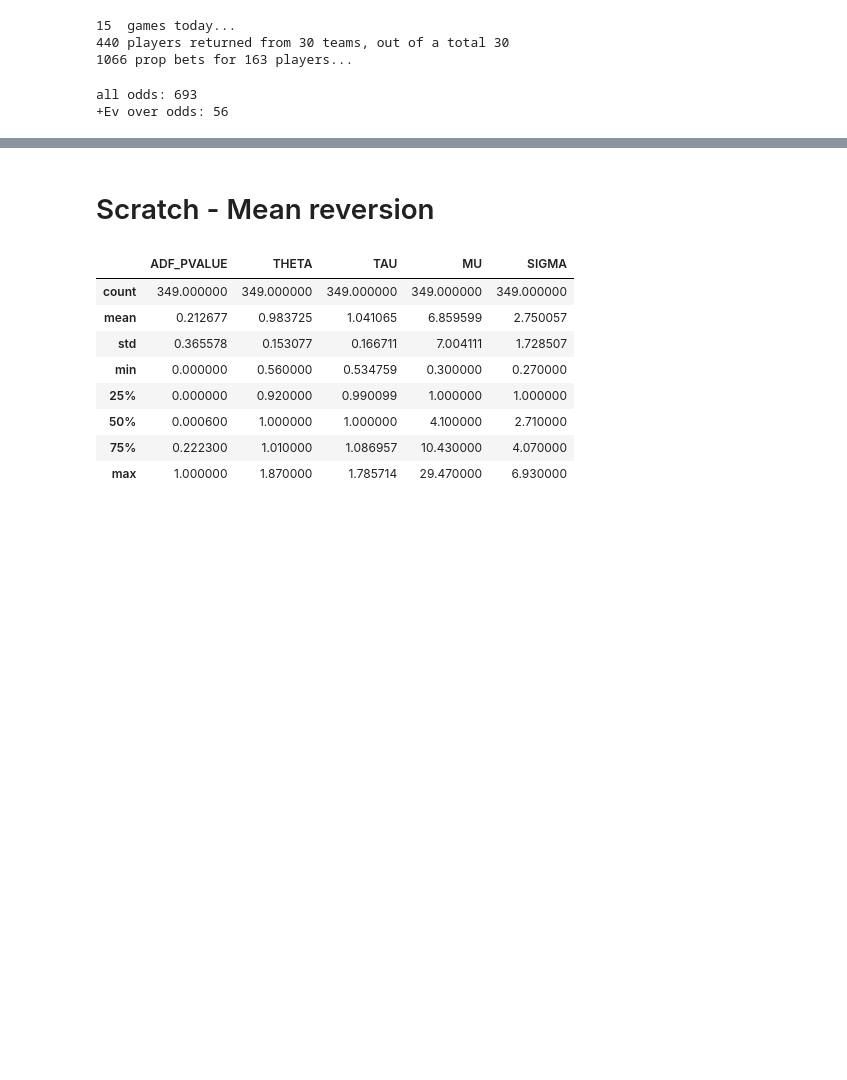
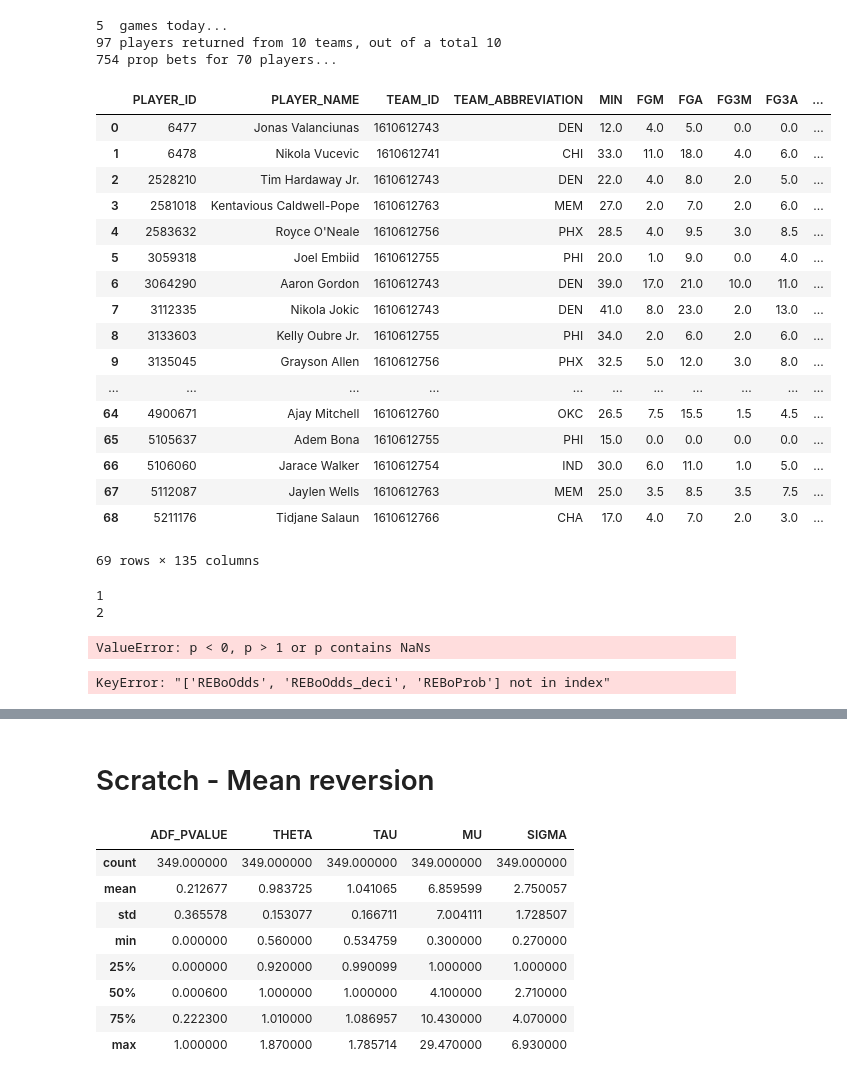
Before and after one commit to iksnizez/propfarm, a Jupyter notebook: notebooks/nbaStatModeling.ipynb, the cells around one changed output, grey strips where cells are left out. Saved outputs shown, nothing was run; the diff lists cells and outputs as text; code cells hidden in the pictures; blank space fills up the shorter version.

```diff
--- a/notebooks/nbaStatModeling.ipynb
+++ b/notebooks/nbaStatModeling.ipynb
@@ -23,7 +23,7 @@ pd.set_option('display.max_colwidth', None)  # Show full column width
 # %%
 nba = nbaModel.playerStatModel(
         day_offset = 0,
-        season = '2024-25',
+        season = '2025-26',
         perMode = 'PerGame',
         num_simulations = 200000
 )
@@ -38,9 +38,10 @@ nba.get_teams_data(
 nba.get_players_playing(
     url_base_nba_player_stat = 'https://stats.nba.com/stats/leaguedashplayerstats?College=&Conference=&Country=&DateFrom=&DateTo=&Division=&DraftPick=&DraftYear=&GameScope=&GameSegment=&Height=&LastNGames=0&LeagueID=00&Location=&MeasureType=Base&Month=0&OpponentTeamID=0&Outcome=&PORound=0&PaceAdjust=N&PerMode={per}&Period=0&PlayerExperience=&PlayerPosition=&PlusMinus=N&Rank=N&Season={sid}&SeasonSegment=&SeasonType=Regular+Season&ShotClockRange=&StarterBench=&TeamID={tid}&TwoWay=0&VsConference=&VsDivision=&Weight=',
     minute_cutoff = 10,
-    season = '2025',
+    season = '2026',
     pull_players_from_nbaapi = False
 )
+
 nba.get_props()
 
 nba.get_player_home_adv(
@@ -50,9 +51,9 @@ nba.get_player_home_adv(
 #nba.df_players = nba.df_players[(nba.df_players['FG3A'] > 0) & (nba.df_players['FTA'] > 0)]
 df_copy = nba.df_players.copy()
 # %% [output]
-15  games today...
-440 players returned from 30 teams, out of a total 30
-1066 prop bets for 163 players...
+5  games today...
+97 players returned from 10 teams, out of a total 10
+754 prop bets for 70 players...
 # %%
 nba.df_players = df_copy.copy()
 nba.model_expected_minutes()
@@ -61,3 +61,31 @@ nba.model_stats()
+# %%
+nba.df_players
+# %% [output]
+|  | PLAYER_ID | PLAYER_NAME | TEAM_ID | TEAM_ABBREVIATION | MIN | FGM | FGA | FG3M | FG3A | ... |
+| 0 | 6477 | Jonas Valanciunas | 1610612743 | DEN | 12.0 | 4.0 | 5.0 | 0.0 | 0.0 | ... |
+| 1 | 6478 | Nikola Vucevic | 1610612741 | CHI | 33.0 | 11.0 | 18.0 | 4.0 | 6.0 | ... |
+| 2 | 2528210 | Tim Hardaway Jr. | 1610612743 | DEN | 22.0 | 4.0 | 8.0 | 2.0 | 5.0 | ... |
+| 3 | 2581018 | Kentavious Caldwell-Pope | 1610612763 | MEM | 27.0 | 2.0 | 7.0 | 2.0 | 6.0 | ... |
+| 4 | 2583632 | Royce O'Neale | 1610612756 | PHX | 28.5 | 4.0 | 9.5 | 3.0 | 8.5 | ... |
+| 5 | 3059318 | Joel Embiid | 1610612755 | PHI | 20.0 | 1.0 | 9.0 | 0.0 | 4.0 | ... |
+| 6 | 3064290 | Aaron Gordon | 1610612743 | DEN | 39.0 | 17.0 | 21.0 | 10.0 | 11.0 | ... |
+| 7 | 3112335 | Nikola Jokic | 1610612743 | DEN | 41.0 | 8.0 | 23.0 | 2.0 | 13.0 | ... |
+| 8 | 3133603 | Kelly Oubre Jr. | 1610612755 | PHI | 34.0 | 2.0 | 6.0 | 2.0 | 6.0 | ... |
+| 9 | 3135045 | Grayson Allen | 1610612756 | PHX | 32.5 | 5.0 | 12.0 | 3.0 | 8.0 | ... |
+| ... | ... | ... | ... | ... | ... | ... | ... | ... | ... | ... |
+| 64 | 4900671 | Ajay Mitchell | 1610612760 | OKC | 26.5 | 7.5 | 15.5 | 1.5 | 4.5 | ... |
+| 65 | 5105637 | Adem Bona | 1610612755 | PHI | 15.0 | 0.0 | 0.0 | 0.0 | 0.0 | ... |
+| 66 | 5106060 | Jarace Walker | 1610612754 | IND | 30.0 | 6.0 | 11.0 | 1.0 | 5.0 | ... |
+| 67 | 5112087 | Jaylen Wells | 1610612763 | MEM | 25.0 | 3.5 | 8.5 | 3.5 | 7.5 | ... |
+| 68 | 5211176 | Tidjane Salaun | 1610612766 | CHA | 17.0 | 4.0 | 7.0 | 2.0 | 3.0 | ... |
+69 rows × 135 columns
+# %%
+
+nba.model_stats()
+# %% [output]
+1
+2
+ValueError: p < 0, p > 1 or p contains NaNs
 # %%
 reb = nba.df_players.loc[:,['PLAYER_NAME', 'REB', 'expReb', 'reb_line', 'reb_oOdds', 'REBoOdds','REBoOdds_deci','REBoProb']].copy()
 reb['stat'] = 'reb'
@@ -97,8 +125,7 @@ odds_over_ev = odds[(
                     )].sort_values('over_ev', ascending=False)
 print('+Ev over odds:', odds_over_ev.shape[0])
 # %% [output]
-all odds: 693
-+Ev over odds: 56
+KeyError: "['REBoOdds', 'REBoOdds_deci', 'REBoProb'] not in index"
 # %%
 player = "Ausar"
 odds[odds['PLAYER_NAME'].str.contains(player)]
```
Also changed, not shown: parts of 1 cell of this notebook, 11 other files.
